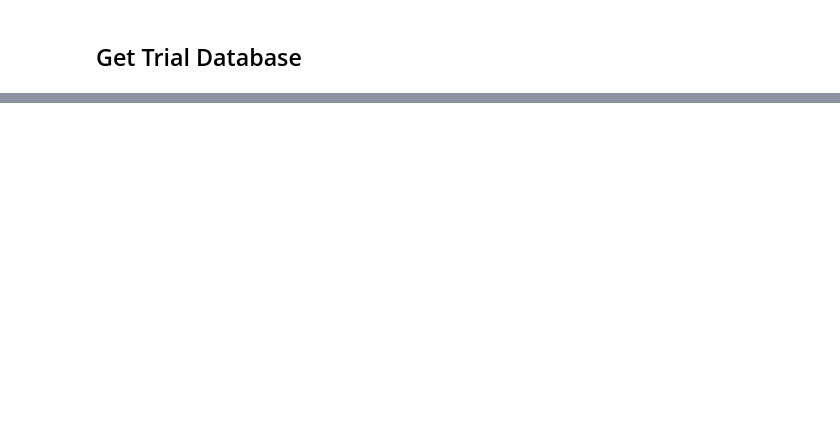
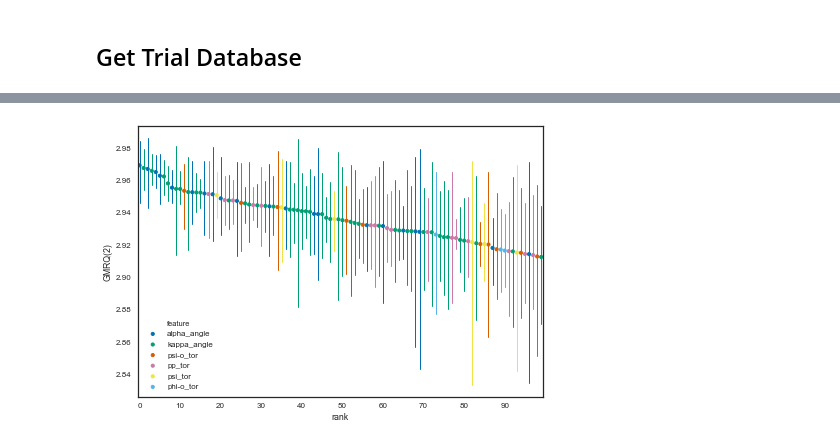
Before and after one commit to RobertArbon/optimize-fs-peptide, a Jupyter notebook: Analysis/DHFR/Trial Results.ipynb, the cells around one changed output, grey strips where cells are left out. Saved outputs shown, nothing was run; the diff lists cells and outputs as text; code cells hidden in the pictures; blank space fills up the shorter version.

```diff
--- a/Analysis/DHFR/Trial Results.ipynb
+++ b/Analysis/DHFR/Trial Results.ipynb
@@ -58,0 +97,3 @@ for observable in observables:
+# %%
+df.drop(labels='parameters', axis=1, inplace=True)
+df.sort_values(inplace=True, by='id', axis=0)
@@ -59 +144,20 @@ for observable in observables:
+# %%
+import numpy as np
+import matplotlib.ticker as ticker
+
+df2 = trials.sort_values(by='rank').iloc[:500,]
+sns.set_context('paper', font_scale=1)
+sns.set_style('white')
+sns.set_palette('colorblind')
+# fig, ax = plt.subplots(figsize=(10,10))
+
+ax = sns.pointplot(x='rank', y='test_scores', hue='feature', data=df2, errwidth=1, scale=.5, join=False)
+ax.xaxis.set_major_locator(ticker.MultipleLocator(10))
+ax.xaxis.set_major_formatter(ticker.ScalarFormatter())
+ax.set_ylabel('GMRQ(2)')
+fig = plt.gcf()
+plt.tight_layout()
+plt.savefig('score_results.pdf')
+# %% [output]
+[figure, added]
 # %%
```
Also changed, not shown: parts of 24 cells of this notebook, 12 other files.
